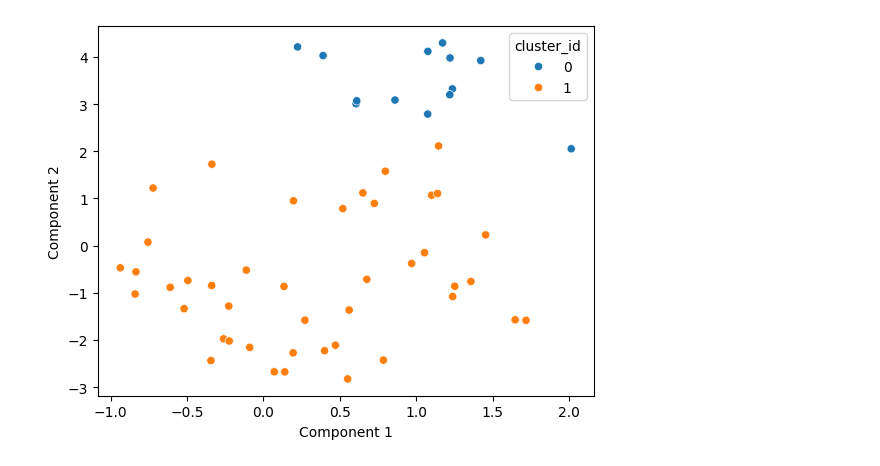
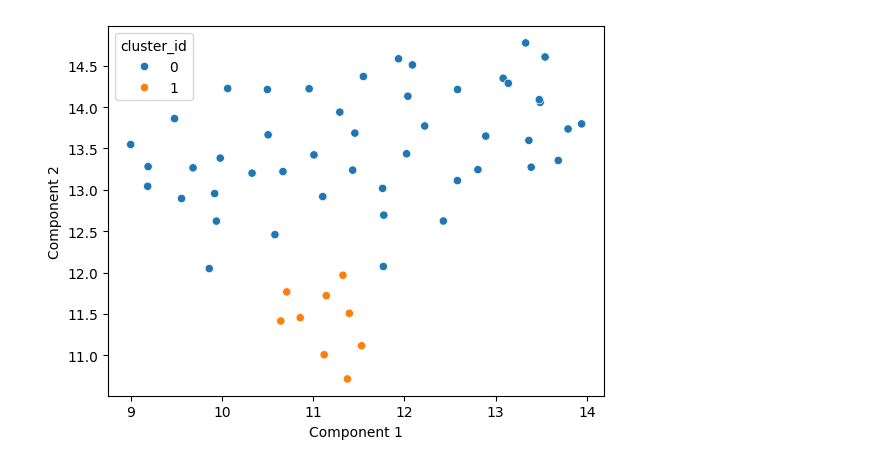
Before and after one commit to krusand/Analyzing-concussions-through-eyetracking-measurements, a Jupyter notebook: src/clustering.ipynb, the cells around one changed output. Cells and saved outputs as stored; diff of their text form; code cells hidden in the pictures.

```diff
--- a/src/clustering.ipynb
+++ b/src/clustering.ipynb
@@ -50,8 +51,10 @@ sig_features = ['ANTI_SACCADE_total_acceleration_magnitude_right_max',
 data = pd.read_parquet(FEATURES_DIR / "features.pq").dropna()
 data = data.query("y==1")
 y = data["y"]
-X = data.drop(["participant_id", "y"] ,axis=1)
-# X = data[sig_features]
+
+# X = data.drop(["participant_id", "y"] ,axis=1)
+X = data[sig_features]
+X = StandardScaler().fit_transform(X)
 # %%
 # Dicts to save WCSS and BCSS
 silhouette_scores = {"n_clusters" : [], "Silhouette score" : []}
@@ -123,20 +121,32 @@ plt.show()
 # %%
 
-def plot_reduction_with_clusters(X_reduced, clusters):
+def plot_reduction_with_clusters(X_reduced, clusters, coeff = None, labels=None):
     X_reduced_df = pd.DataFrame({'Component 1': X_reduced[:,0], 'Component 2': X_reduced[:,1]})
     X_reduced_df["cluster_id"] = clusters
     sns.scatterplot(X_reduced_df, x='Component 1', y='Component 2', hue='cluster_id')
+    if coeff is not None:
+        n = coeff.shape[0]
+        for i in range(n):
+            if np.abs(coeff[i,0]) > 0.15 and np.abs(coeff[i,1]) > 0.15:
+                plt.arrow(0, 0, coeff[i,0]*5, coeff[i,1]*5,color = 'r',alpha = 0.5)
+                if labels is None:
+                    plt.text(coeff[i,0]* 10, coeff[i,1] * 10, "Var"+str(i+1), color = 'g', ha = 'center', va = 'center')
+                else:
+                    plt.text(coeff[i,0]* 10, coeff[i,1] * 10, labels[i], color = 'g', ha = 'center', va = 'center')
 
 clustering_model = AgglomerativeClustering(n_clusters=2, distance_threshold=None).fit(X)
 # clustering_model = KMeans(n_clusters=2, random_state=0, n_init="auto").fit(X)
 # clustering_model = DBSCAN(eps=0.91, min_samples=5).fit(X)
 
-# reducer = umap.UMAP(random_state=42)
-reducer = TSNE(random_state=42)
+reducer = umap.UMAP(random_state=42)
+
+# reducer = TSNE(random_state=42)
+
 # reducer = PCA()
+# components = reducer.components_
 
 X_reduced = reducer.fit_transform(X)
 clusters = clustering_model.labels_
 plot_reduction_with_clusters(X_reduced, clusters)
 # %% [output]
-[figure, old version]
+[figure, new version]
```
Also changed, not shown: parts of 3 cells of this notebook.
